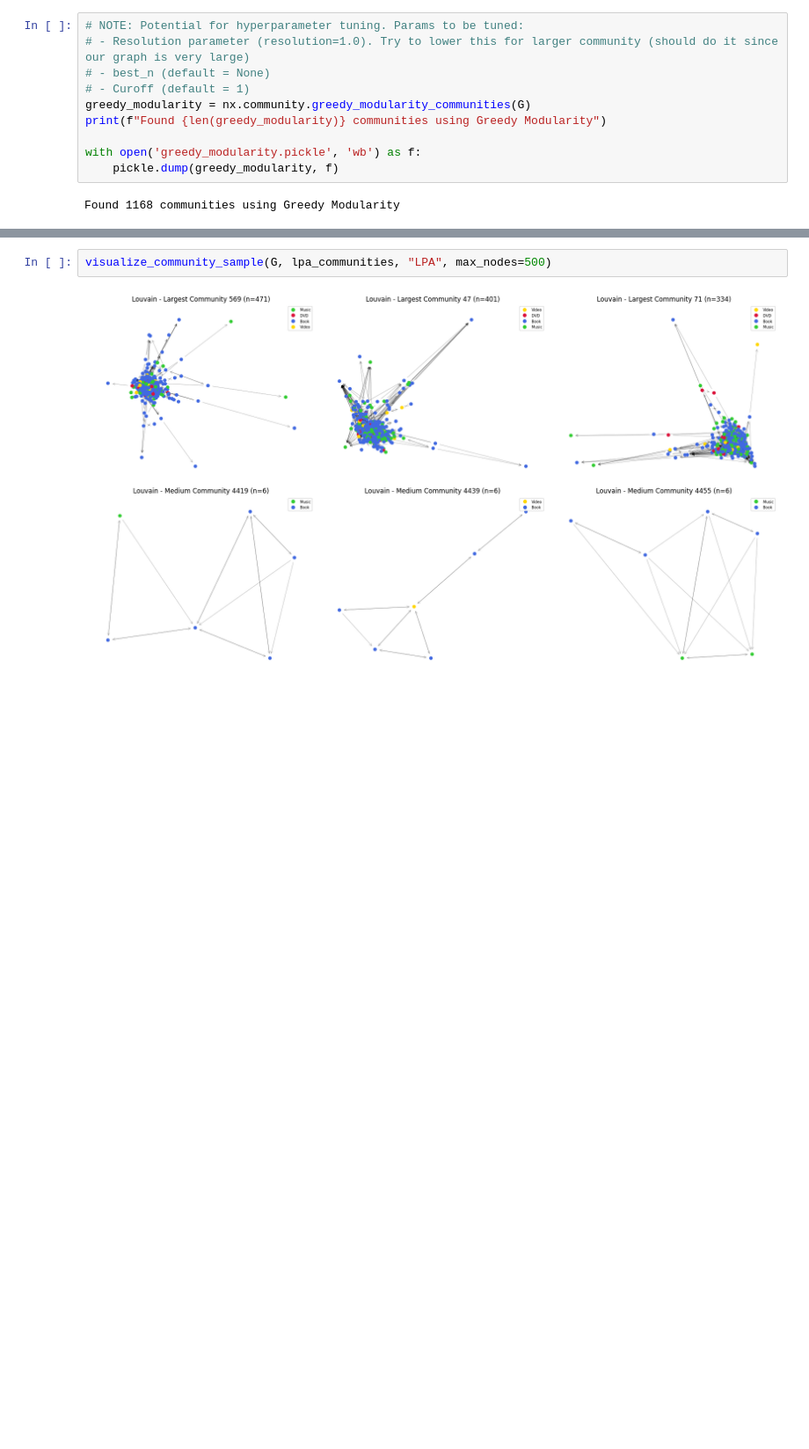
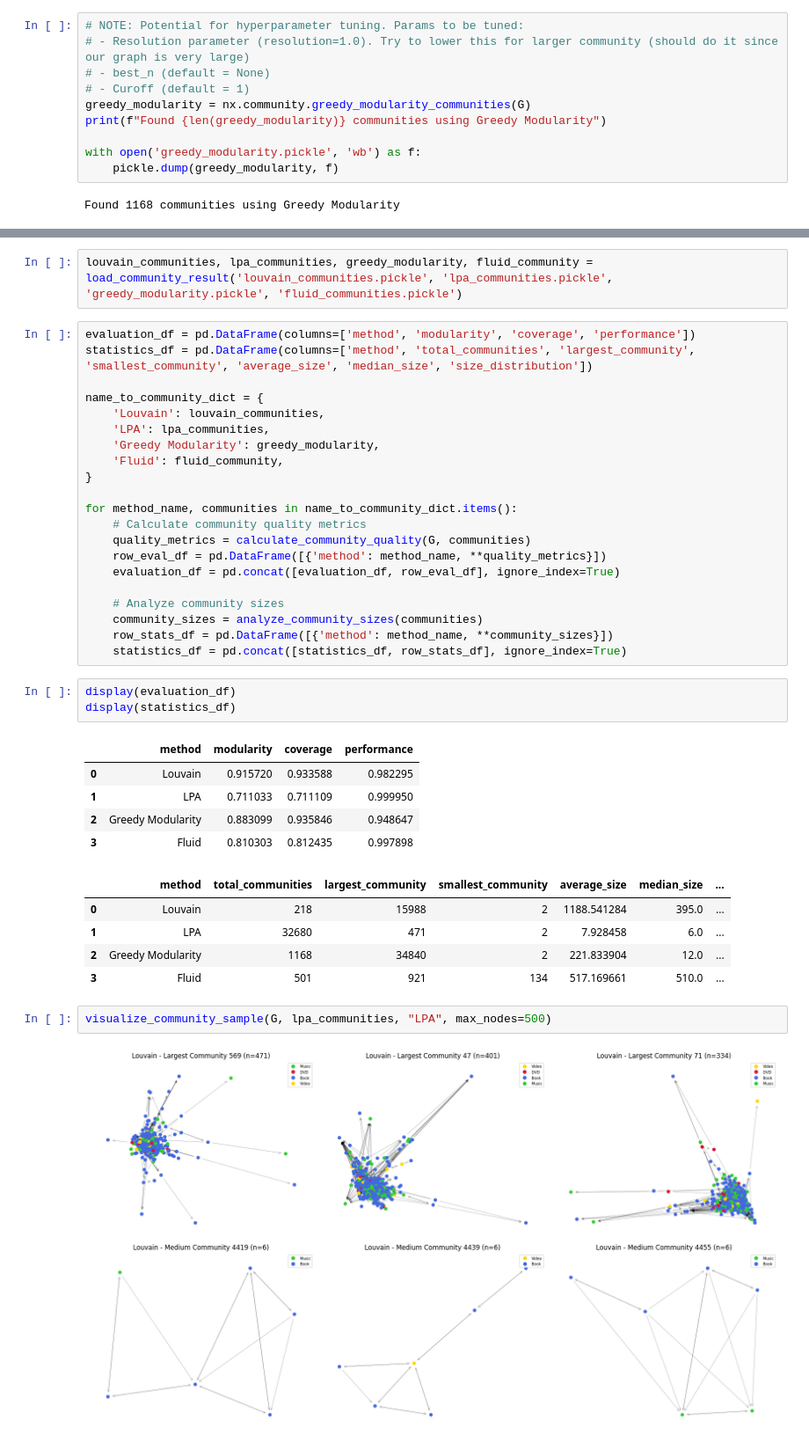
Before and after one commit to Miner-Lover/AmazonMining, a Jupyter notebook: community_detection.ipynb, the cells around one changed output, grey strips where cells are left out. Shown at 88% size. Drawn from its saved outputs; the diff is of its cells as text; blank space fills up the shorter version.

```diff
--- a/community_detection.ipynb
+++ b/community_detection.ipynb
@@ -251,3 +266,40 @@ analyze_community_sizes(louvain_communities)
+# %%
+louvain_communities, lpa_communities, greedy_modularity, fluid_community = load_community_result('louvain_communities.pickle', 'lpa_communities.pickle', 'greedy_modularity.pickle', 'fluid_communities.pickle')
+# %%
+evaluation_df = pd.DataFrame(columns=['method', 'modularity', 'coverage', 'performance'])
+statistics_df = pd.DataFrame(columns=['method', 'total_communities', 'largest_community', 'smallest_community', 'average_size', 'median_size', 'size_distribution'])
+
+name_to_community_dict = {
+    'Louvain': louvain_communities,
+    'LPA': lpa_communities,
+    'Greedy Modularity': greedy_modularity,
+    'Fluid': fluid_community,
+}
+
+for method_name, communities in name_to_community_dict.items():
+    # Calculate community quality metrics
+    quality_metrics = calculate_community_quality(G, communities)
+    row_eval_df = pd.DataFrame([{'method': method_name, **quality_metrics}])
+    evaluation_df = pd.concat([evaluation_df, row_eval_df], ignore_index=True)
+
+    # Analyze community sizes
+    community_sizes = analyze_community_sizes(communities)
+    row_stats_df = pd.DataFrame([{'method': method_name, **community_sizes}])
+    statistics_df = pd.concat([statistics_df, row_stats_df], ignore_index=True)
+# %%
+display(evaluation_df)
+display(statistics_df)
+# %% [output]
+|  | method | modularity | coverage | performance |
+| 0 | Louvain | 0.915720 | 0.933588 | 0.982295 |
+| 1 | LPA | 0.711033 | 0.711109 | 0.999950 |
+| 2 | Greedy Modularity | 0.883099 | 0.935846 | 0.948647 |
+| 3 | Fluid | 0.810303 | 0.812435 | 0.997898 |
+|  | method | total_communities | largest_community | smallest_community | average_size | median_size | ... |
+| 0 | Louvain | 218 | 15988 | 2 | 1188.541284 | 395.0 | ... |
+| 1 | LPA | 32680 | 471 | 2 | 7.928458 | 6.0 | ... |
+| 2 | Greedy Modularity | 1168 | 34840 | 2 | 221.833904 | 12.0 | ... |
+| 3 | Fluid | 501 | 921 | 134 | 517.169661 | 510.0 | ... |
 # %%
 visualize_community_sample(G, lpa_communities, "LPA", max_nodes=500)
 # %% [output]
```
Also changed, not shown: parts of 12 cells of this notebook, 2 other files.
